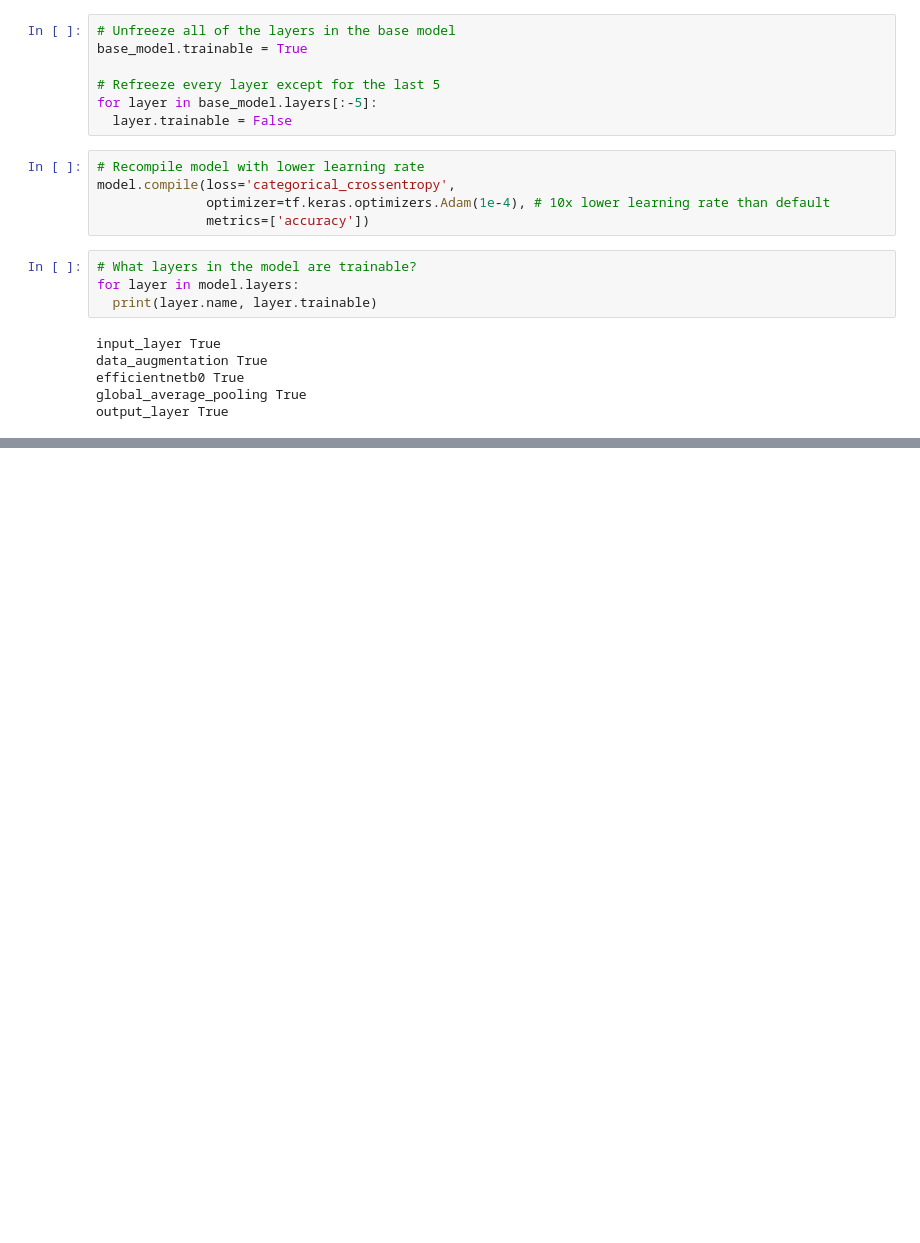
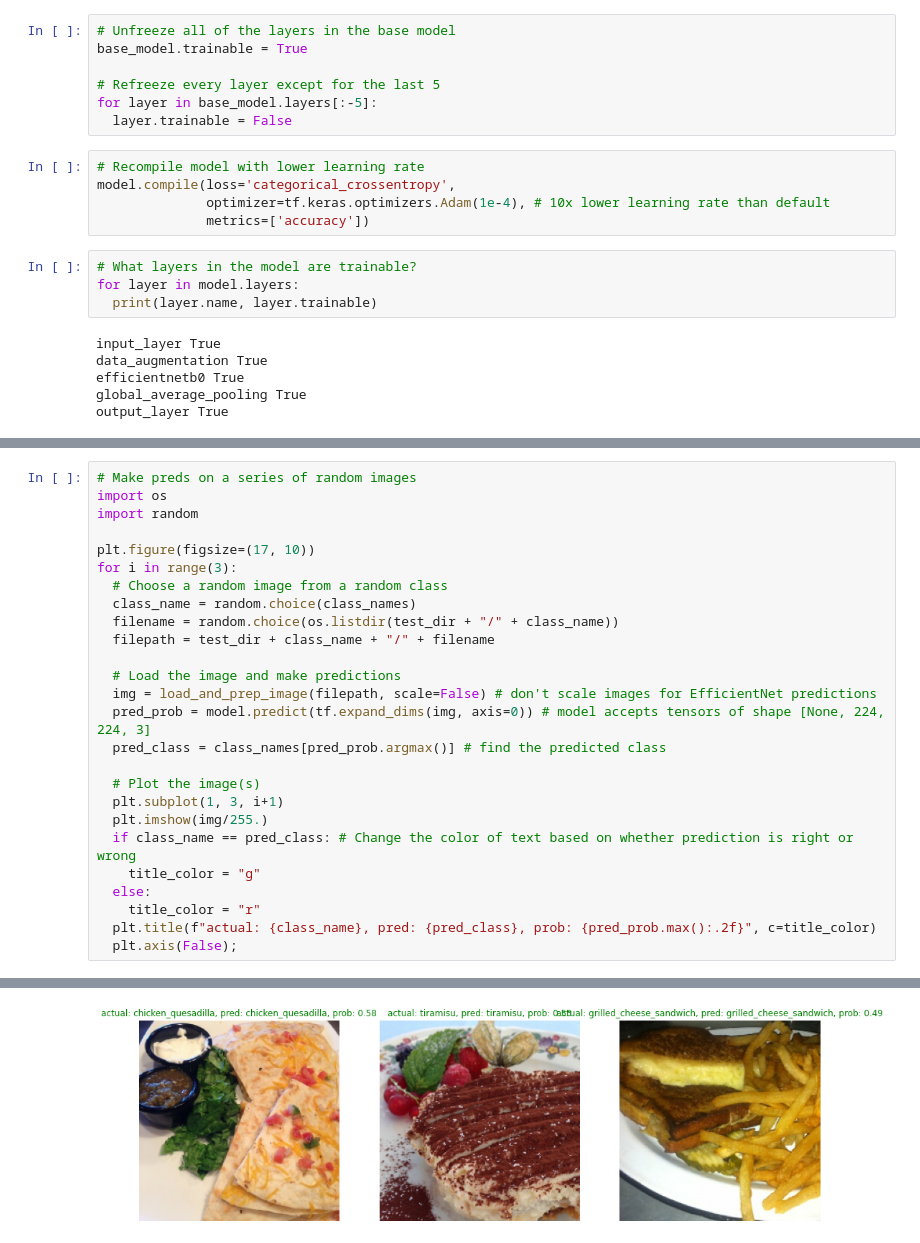
Before and after one commit to 95ImadEL/Tensorflow-basics, a Jupyter notebook: Scaling_up.ipynb, the cells around one changed output, grey strips where cells are left out. Drawn from its saved outputs; the diff is of its cells as text; blank space fills up the shorter version.

```diff
--- a/Scaling_up.ipynb
+++ b/Scaling_up.ipynb
@@ -236,0 +456,27 @@ WARNING:absl:Found untraced functions such as _jit_compiled_convolution_op, _jit
+# %%
+# Make preds on a series of random images
+import os
+import random
+
+plt.figure(figsize=(17, 10))
+for i in range(3):
+  # Choose a random image from a random class
+  class_name = random.choice(class_names)
+  filename = random.choice(os.listdir(test_dir + "/" + class_name))
+  filepath = test_dir + class_name + "/" + filename
+
+  # Load the image and make predictions
+  img = load_and_prep_image(filepath, scale=False) # don't scale images for EfficientNet predictions
+  pred_prob = model.predict(tf.expand_dims(img, axis=0)) # model accepts tensors of shape [None, 224, 224, 3]
+  pred_class = class_names[pred_prob.argmax()] # find the predicted class
+
+  # Plot the image(s)
+  plt.subplot(1, 3, i+1)
+  plt.imshow(img/255.)
+  if class_name == pred_class: # Change the color of text based on whether prediction is right or wrong
+    title_color = "g"
+  else:
+    title_color = "r"
+  plt.title(f"actual: {class_name}, pred: {pred_class}, prob: {pred_prob.max():.2f}", c=title_color)
+  plt.axis(False);
+# %% [output]
@@ -236,0 +486 @@ WARNING:absl:Found untraced functions such as _jit_compiled_convolution_op, _jit
+[figure, added]
```
Also changed, not shown: parts of 30 cells of this notebook.
